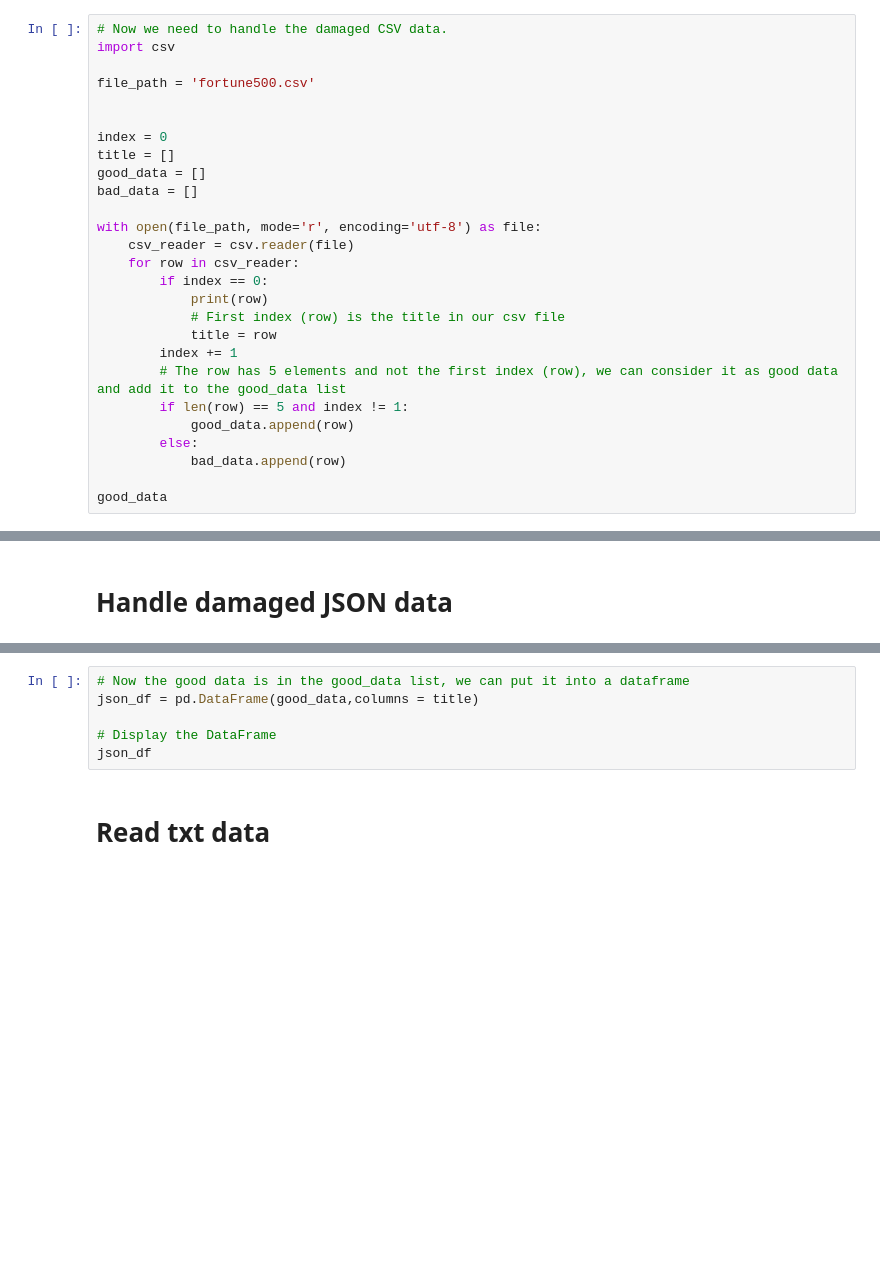
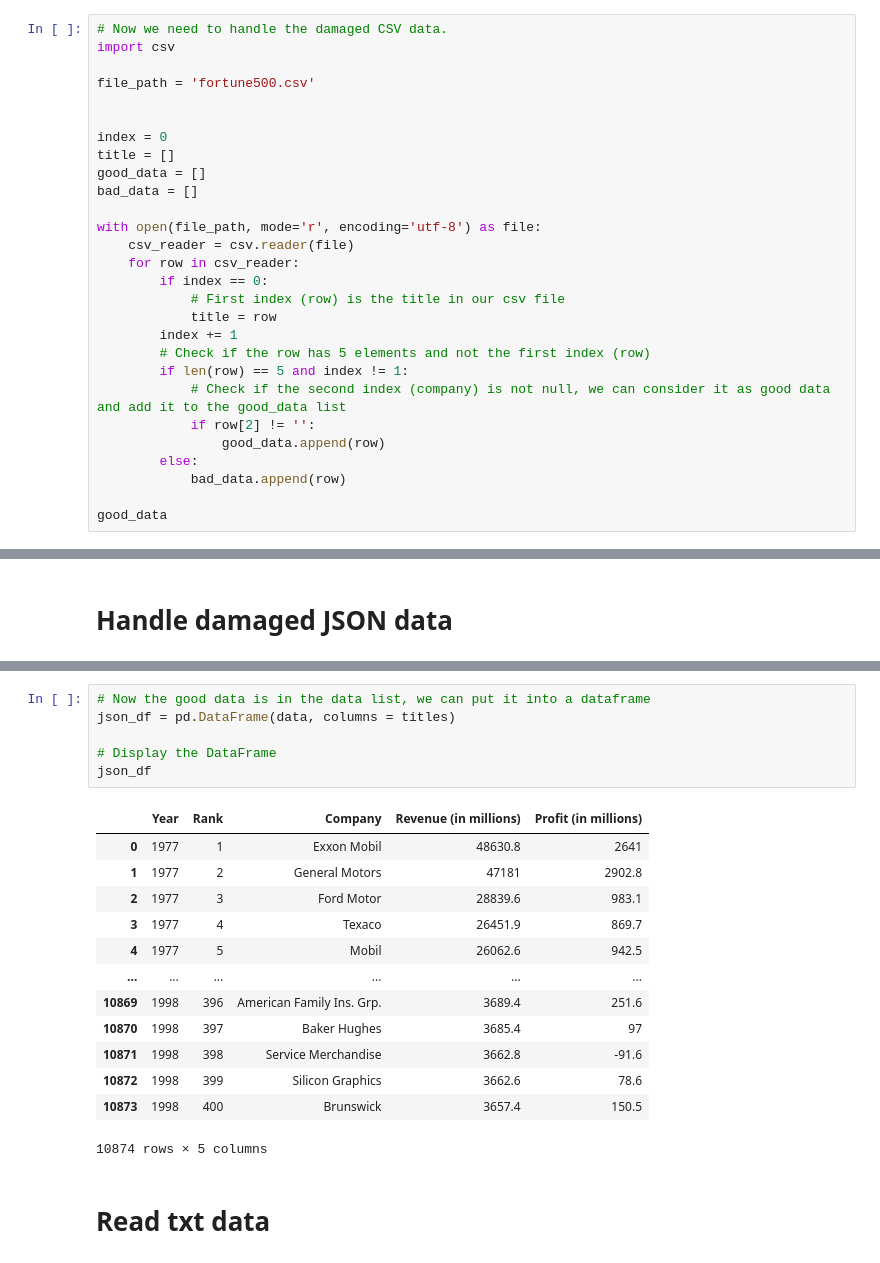
Before and after one commit to orchlonn/CS-456, a Jupyter notebook: Labs/Lab-2/Lab2.ipynb, the cells around one changed output, grey strips where cells are left out. Saved outputs shown, nothing was run; the diff lists cells and outputs as text; blank space fills up the shorter version.

```diff
--- a/Labs/Lab-2/Lab2.ipynb
+++ b/Labs/Lab-2/Lab2.ipynb
@@ -34,13 +36,14 @@ with open(file_path, mode='r', encoding='utf-8') as file:
     csv_reader = csv.reader(file)
     for row in csv_reader:
         if index == 0:
-            print(row)
             # First index (row) is the title in our csv file
             title = row
         index += 1
-        # The row has 5 elements and not the first index (row), we can consider it as good data and add it to the good_data list
+        # Check if the row has 5 elements and not the first index (row)
         if len(row) == 5 and index != 1:
-            good_data.append(row)
+            # Check if the second index (company) is not null, we can consider it as good data and add it to the good_data list
+            if row[2] != '':
+                good_data.append(row)
         else:
             bad_data.append(row)
 
@@ -86,9 +141,23 @@ with open(file_path, 'r') as file:
 # %%
-# Now the good data is in the good_data list, we can put it into a dataframe
-json_df = pd.DataFrame(good_data,columns = title)
+# Now the good data is in the data list, we can put it into a dataframe
+json_df = pd.DataFrame(data, columns = titles)
 
 # Display the DataFrame
 json_df
+# %% [output]
+|  | Year | Rank | Company | Revenue (in millions) | Profit (in millions) |
+| 0 | 1977 | 1 | Exxon Mobil | 48630.8 | 2641 |
+| 1 | 1977 | 2 | General Motors | 47181 | 2902.8 |
+| 2 | 1977 | 3 | Ford Motor | 28839.6 | 983.1 |
+| 3 | 1977 | 4 | Texaco | 26451.9 | 869.7 |
+| 4 | 1977 | 5 | Mobil | 26062.6 | 942.5 |
+| ... | ... | ... | ... | ... | ... |
+| 10869 | 1998 | 396 | American Family Ins. Grp. | 3689.4 | 251.6 |
+| 10870 | 1998 | 397 | Baker Hughes | 3685.4 | 97 |
+| 10871 | 1998 | 398 | Service Merchandise | 3662.8 | -91.6 |
+| 10872 | 1998 | 399 | Silicon Graphics | 3662.6 | 78.6 |
+| 10873 | 1998 | 400 | Brunswick | 3657.4 | 150.5 |
+10874 rows × 5 columns
 # %% [markdown]
 # Read txt data
 # %%
```
Also changed, not shown: parts of 18 cells of this notebook, 1 other file.
